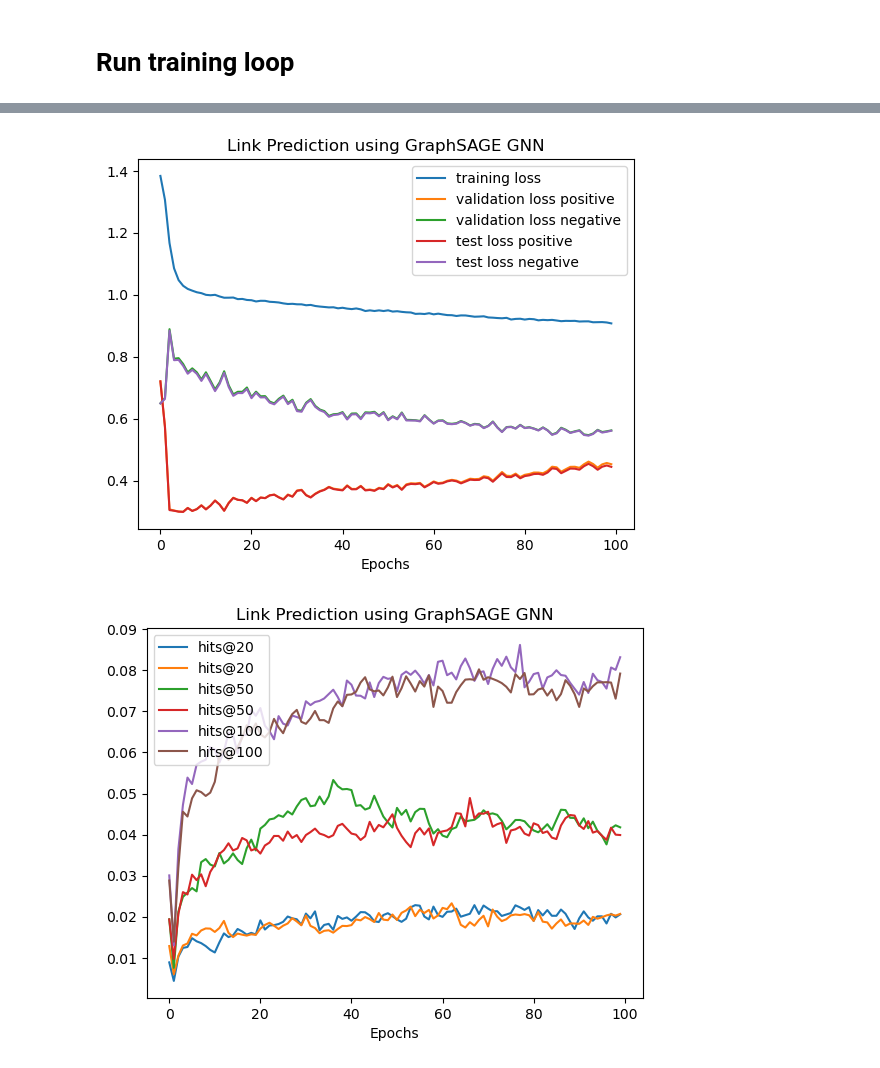
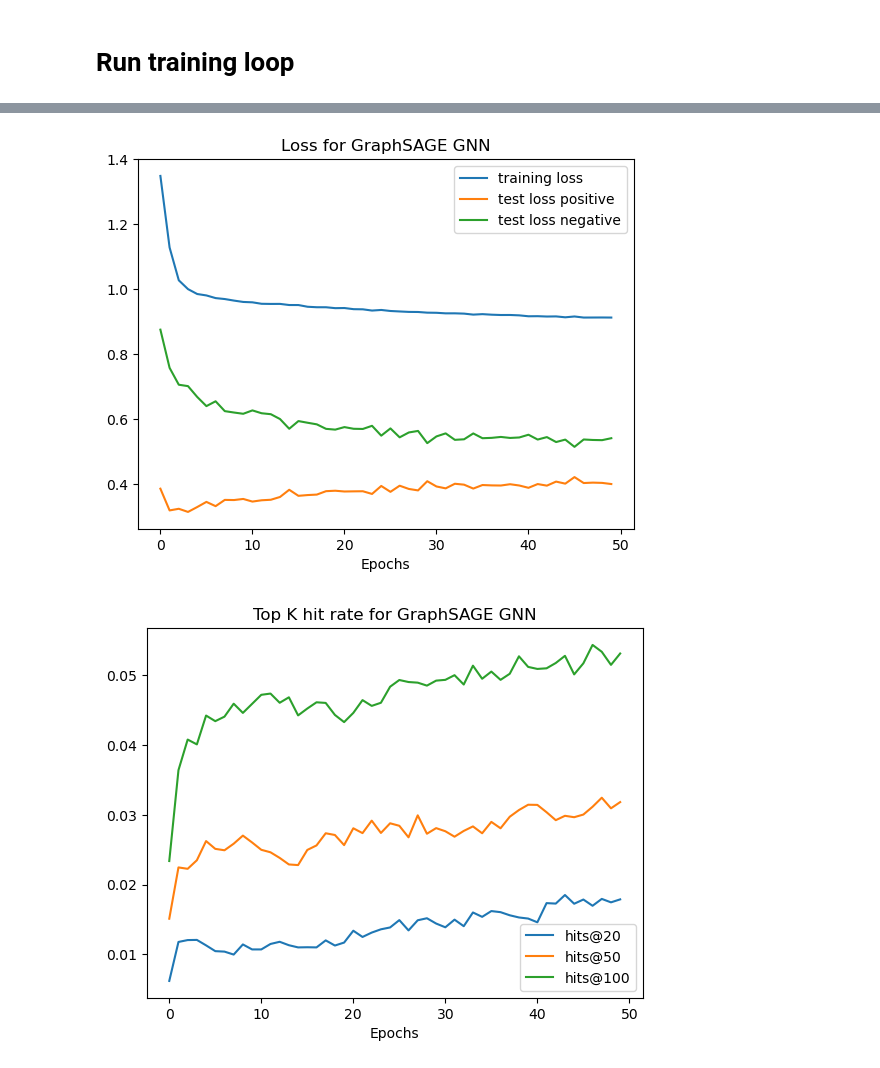
Before and after one commit to RomanGrebnev/sna_link_prediction, a Jupyter notebook: notebooks/roman_train_test_split.ipynb, the cells around one changed output, grey strips where cells are left out. Cells and saved outputs as stored; diff of their text form; code cells hidden in the pictures.

```diff
--- a/notebooks/roman_train_test_split.ipynb
+++ b/notebooks/roman_train_test_split.ipynb
@@ -462,7 +488,7 @@ False
 # hyperparameters
 device = torch.device('cuda' if torch.cuda.is_available() else 'cpu')
 optim_wd = 0
-epochs = 100
+epochs = 50
 hidden_dim = 256
 dropout = 0.3
 num_layers = 2
@@ -554,24 +601,24 @@ KeyboardInterrupt:
 # %%
-plt.title('Link Prediction using GraphSAGE GNN')
+plt.title('Loss for GraphSAGE GNN')
 plt.plot(train_loss,label="training loss")
-plt.plot(loss_val_pos_list,label="validation loss positive")
-plt.plot(loss_val_neg_list,label="validation loss negative")
+# plt.plot(loss_val_pos_list,label="validation loss positive")
+# plt.plot(loss_val_neg_list,label="validation loss negative")
 plt.plot(loss_test_pos_list,label="test loss positive")
 plt.plot(loss_test_neg_list,label="test loss negative")
 plt.xlabel('Epochs')
 plt.legend()
 plt.show()
 # %% [output]
-[figure, old version]
+[figure, new version]
 # %%
-plt.title('Link Prediction using GraphSAGE GNN')
-plt.plot(hits_20,label="hits@20")
-plt.plot(hits_50,label="hits@50")
-plt.plot(hits_100,label="hits@100")
+plt.title('Top K hit rate for GraphSAGE GNN')
+plt.plot([a for a, b in hits_20],label="hits@20")
+plt.plot([a for a, b in hits_50],label="hits@50")
+plt.plot([a for a, b in hits_100],label="hits@100")
 plt.xlabel('Epochs')
 plt.legend()
 plt.show()
 # %% [output]
-[figure, old version]
+[figure, new version]
 # %%
 plt.title('Link Prediction using GraphSAGE GNN')
```
Also changed, not shown: parts of 17 cells of this notebook, 4 other files.
